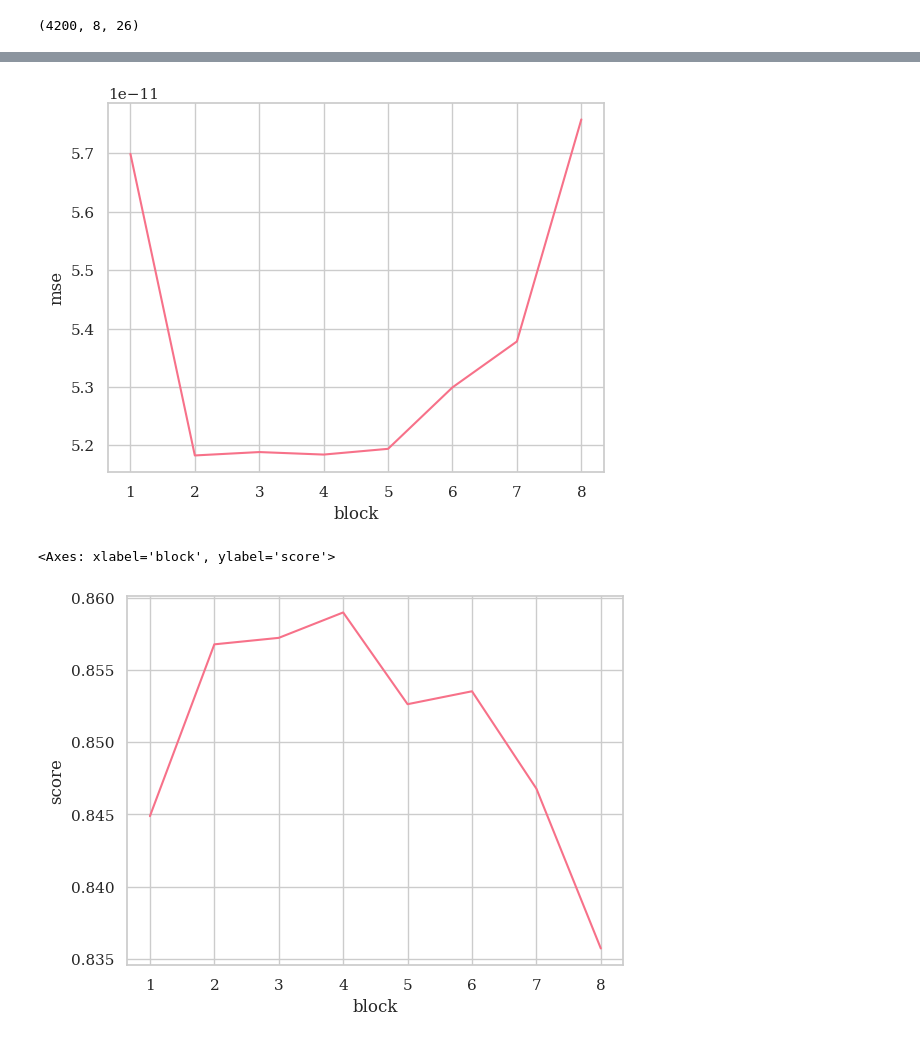
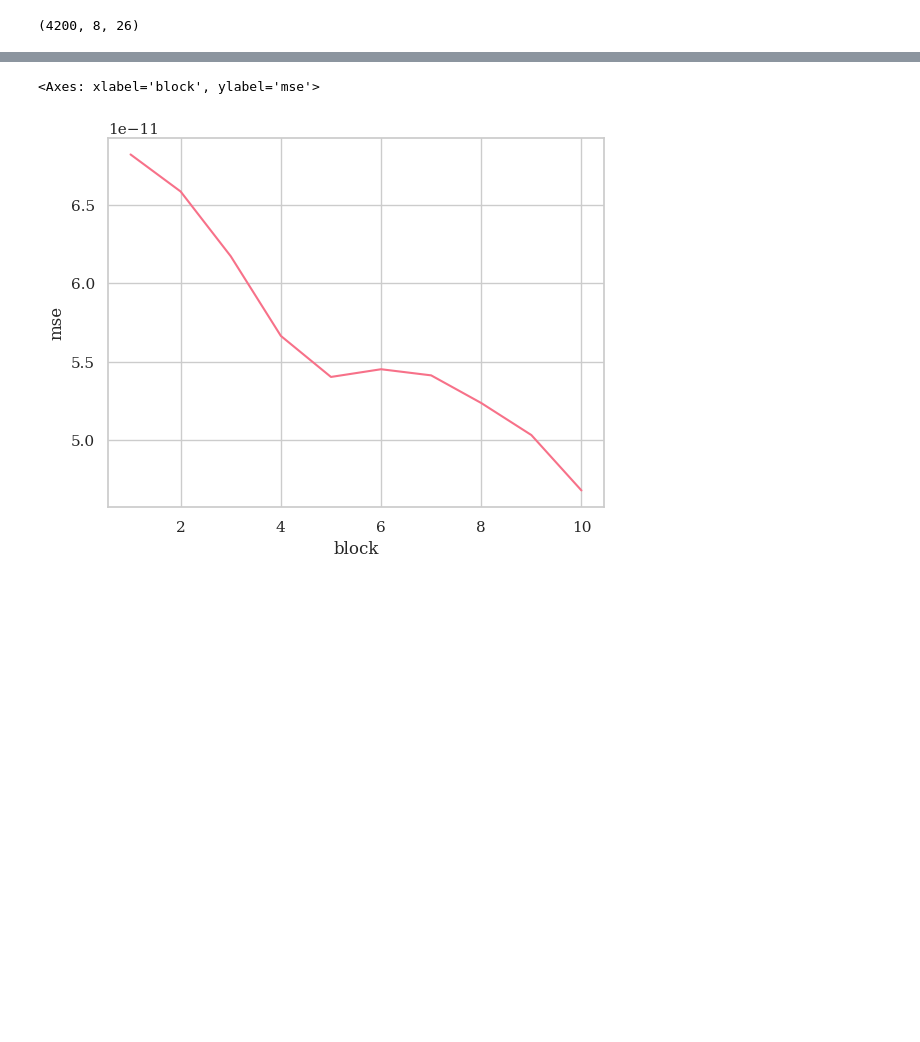
Before and after one commit to arnevdk/bttda, a Jupyter notebook: notebooks/bttda.ipynb, the cells around one changed output, grey strips where cells are left out. Saved outputs shown, nothing was run; the diff lists cells and outputs as text; code cells hidden in the pictures; blank space fills up the shorter version.

```diff
--- a/notebooks/bttda.ipynb
+++ b/notebooks/bttda.ipynb
@@ -75,7 +75,7 @@ from sklearn.preprocessing import StandardScaler
 import warnings
 
 bttda = BTTDA(
-    n_blocks=8,
+    ranks=[4]*10,
     hoda_params=dict(
         rank=None,
         max_iter=64,
@@ -87,13 +87,12 @@ bttda = BTTDA(
         solver='lobpcg',
         taper=False,
         extra_train_info=False,
-        verbose=False,
+        verbose=True,
 
     ),
-    gs_params=dict(n_jobs=-1, cv=StratifiedKFold(n_splits=10)),
     verbose=True,
     extra_train_info=True,
 )
-%env PYTHONWARNINGS=ignore
+#%env PYTHONWARNINGS=ignore
 bttda.fit(X,y)
 # %% [output]
@@ -181,15 +140,12 @@ bttda.train_info_
 # %%
 import seaborn as sns
 import matplotlib.pyplot as plt
 
 n_samples = X.shape[0]
 sns.lineplot(data=bttda.train_info_, x='block', y='mse')
-plt.show()
-sns.lineplot(data=bttda.train_info_, x='block', y='score')
 # %% [output]
+<Axes: xlabel='block', ylabel='mse'>
-[figure, old version]
+[figure, new version]
-<Axes: xlabel='block', ylabel='score'>
-[figure, removed]
 # %%
 Xt = bttda.transform(X)
 # %%
```
Also changed, not shown: parts of 8 cells of this notebook, 2 other files.
